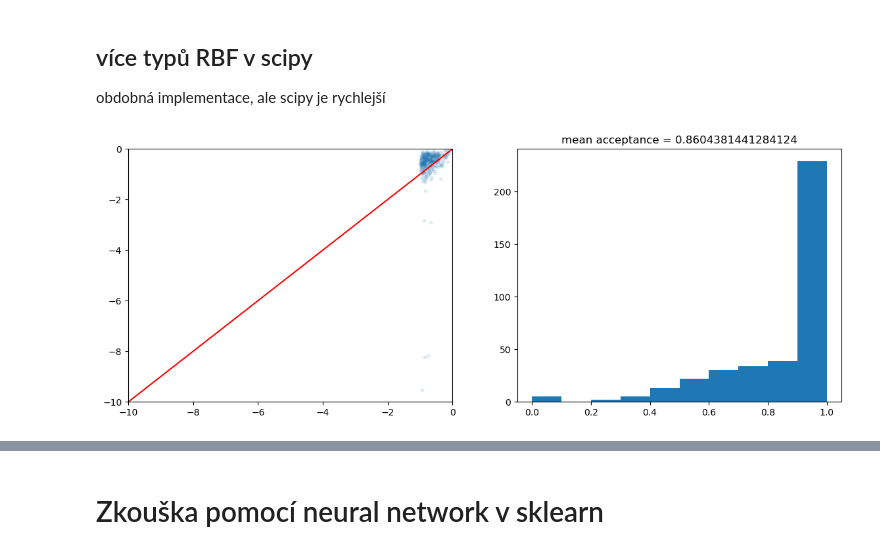
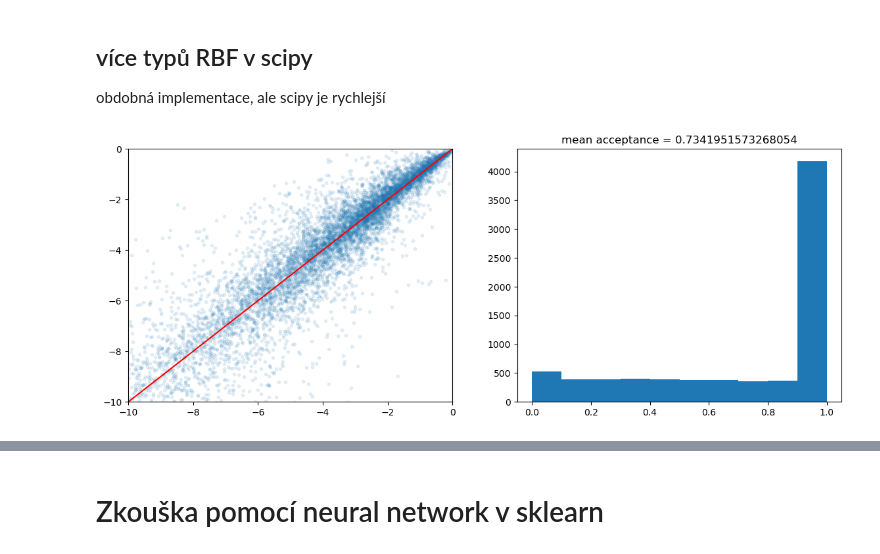
Before and after one commit to Beremi/endorse_tests_data_collected, a Jupyter notebook: test_surrogates.ipynb, the cells around one changed output, grey strips where cells are left out. Saved outputs shown, nothing was run; the diff lists cells and outputs as text; code cells hidden in the pictures.

```diff
--- a/test_surrogates.ipynb
+++ b/test_surrogates.ipynb
@@ -76,14 +67,7 @@ def compute_log_likelihood_all(data):
-# %%
-n_filt = raw_data_filtered.observations.shape[0]
-m_filt = raw_data_filtered.observations.shape[1]
-k_filt = raw_data_filtered.parameters.shape[1]
-
-# transform data according to conf['transformations']
-parameters_transformed_filt = raw_data_filtered.parameters.copy()
-
-for i in range(parameters_transformed_filt.shape[1]):
-    parameters_transformed_filt[:,i] =  (np.log(raw_data_filtered.parameters[:,i]) - conf['transformations'][i]['options']['mu'])/conf['transformations'][i]['options']['sigma']
-
-raw_data_filtered.parameters = parameters_transformed_filt
 # %% [markdown]
 ## Vytvoření datasetu pro trénování a testování
+# %%
+data = raw_data_filtered.parameters_normalized
+obs = raw_data_filtered.observations
+
+obs_likelihood = compute_log_likelihood_all(obs)
@@ -89,0 +80,5 @@ raw_data_filtered.parameters = parameters_transformed_filt
+# %%
+# filter only data and obs with obs_likelihood > -10
+data_filt = data[obs_likelihood.ravel() > -10, :]  # type: ignore
+obs_filt = obs[obs_likelihood.ravel() > -10, :]  # type: ignore
+obs_filt.shape
@@ -90,20 +87,12 @@ raw_data_filtered.parameters = parameters_transformed_filt
 # %%
-data = raw_data_filtered.parameters
-obs = raw_data_filtered.observations
-
-obs_likelihood = compute_log_likelihood_all(obs)
-
-# filter only data and obs with obs_likelihood > -10
-data = data[obs_likelihood.ravel() > -1, :]
-obs = obs[obs_likelihood.ravel() > -1, :]
 
 from sklearn.model_selection import train_test_split
 
-input_data = data
-output_data = obs
+input_data = data_filt
+output_data = obs_filt
 
 # rozdělit data na trénovací a testovací set
-X_train, X_test, y_train, y_test = train_test_split(input_data, output_data, test_size=0.9, random_state=42)
+X_train, X_test, y_train, y_test = train_test_split(input_data, output_data, test_size=0.5, random_state=42)
 
 likelihood_train = compute_log_likelihood_all(y_train)
 likelihood_test = compute_log_likelihood_all(y_test)
@@ -300,13 +181,13 @@ obdobná implementace, ale scipy je rychlejší
 # %%
 # Použití funkce surrogate_model
 """    kernel: typ jaderné funkce ('linear', 'thin_plate_spline', 'cubic', 'quintic', 'multiquadric',
              'inverse_multiquadric', 'inverse_quadratic', 'gaussian')"""
 
-tmp = RBFInterpolator(X_train, y_train, kernel='linear',degree=1, epsilon=1)
+tmp = RBFInterpolator(X_train, y_train, kernel='inverse_quadratic', degree=3, epsilon=1)
 res_surr = tmp(X_test)
 
 
 # compute alphas and plot results
 plot_results_all(res_surr)
 # %% [output]
-[figure, old version]
+[figure, new version]
```
Also changed, not shown: parts of 35 cells of this notebook, 3 other files.
